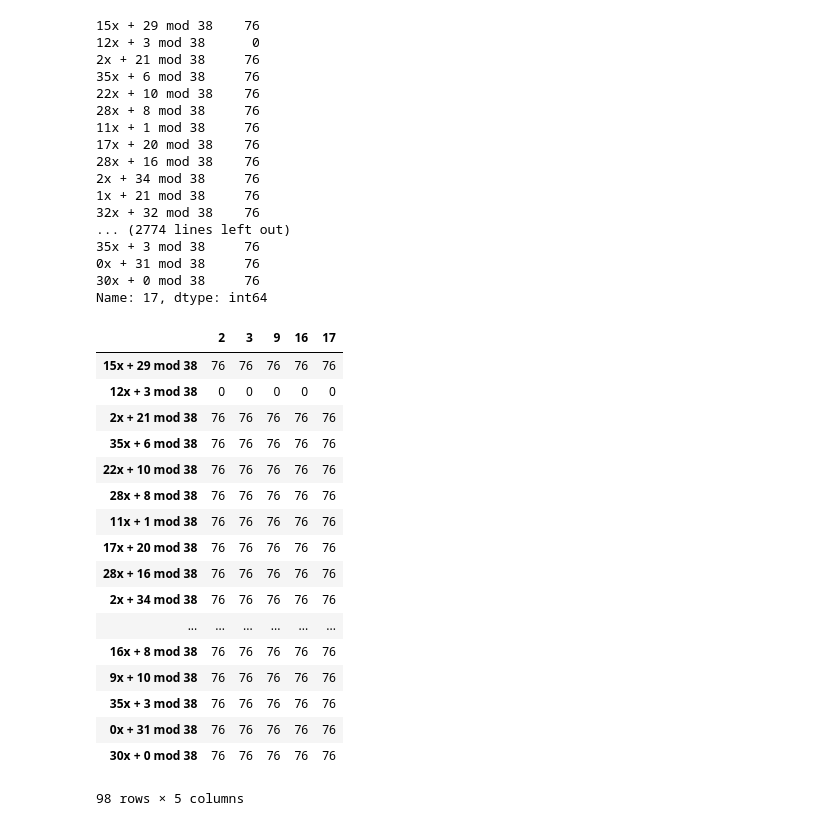
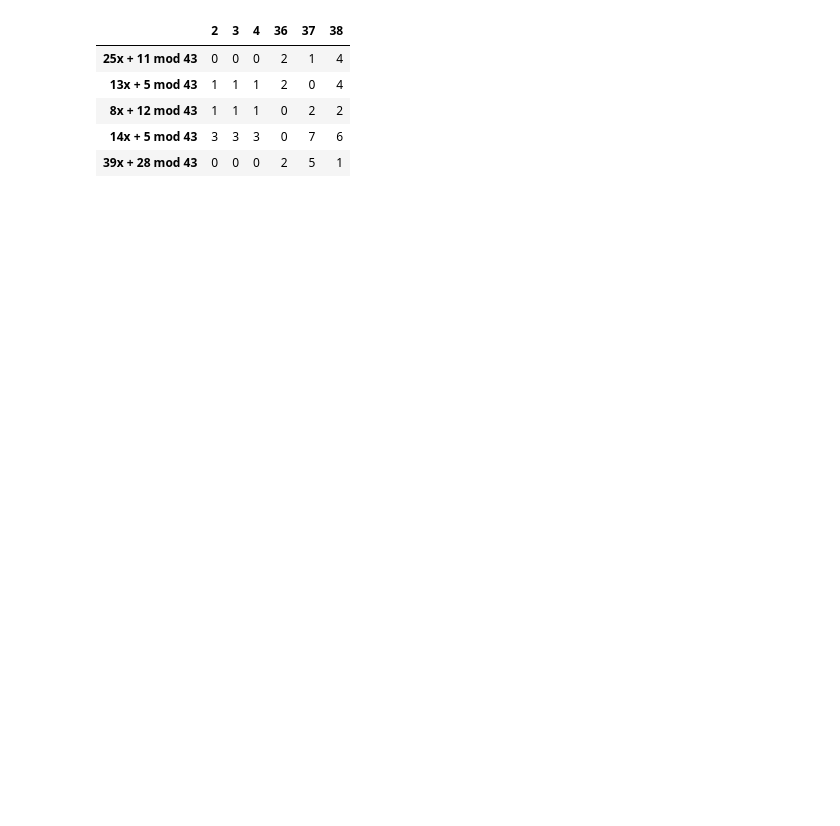
Before and after one commit to s-ramirez/projects, a Jupyter notebook: Data Science/Home Depot/ReadData.ipynb, the cells around one changed output. Saved outputs shown, nothing was run; the diff lists cells and outputs as text; code cells hidden in the pictures; blank space fills up the shorter version.

Commit message:
Finishing Data Science project 1

```diff
--- a/Data Science/Home Depot/ReadData.ipynb
+++ b/Data Science/Home Depot/ReadData.ipynb
@@ -4,6 +4,7 @@ start_time = time.time()
 
 import numpy as np
 import pandas as pd
+import math as mt
 
 from nltk.stem.porter import *
 stemmer = PorterStemmer()
@@ -14,7 +15,7 @@ import random
 random.seed(230)
 
 # load csv data
-df_train = pd.read_csv('./input/train_subset.csv', encoding="ISO-8859-1")
+df_train = pd.read_csv('./input/train_microset.csv', encoding="ISO-8859-1")
 df_test = pd.read_csv('./input/test.csv', encoding="ISO-8859-1")
 df_attributes = pd.read_csv('./input/attributes.csv')
 num_train = df_train.shape[0]   # get the length of df_train
@@ -32,6 +33,10 @@ print(str(num_all) + " rows read from test.csv + train.csv")
 # %%
 # FOR TESTING
-df_all = df_train[0:5]
+df_all = df_train
+#Parameters
+numberBands = 3 #9
+shingleSize = 5
+numberHashFunctions = 5#100
 # %%
 def str_stemmer(s):
     return " ".join([stemmer.stem(word) for word in s.lower().split()])
@@ -39,11 +44,11 @@ def str_stemmer(s):
 def str_common_word(str1, str2):  # this function not used in current example
     return sum(int(str2.find(word)>=0) for word in str1.split())
 # %%
-def shingles(s, k = 5):
+def shingles(s, k = shingleSize):
     return [s[i:i + k] for i in range(len(s) - k + 1)]
 # %%
 # apply str_stemmer to all search terms - converts to lower case
-#df_all['search_term'] = df_all['search_term'].map(lambda x:str_stemmer(x))
+df_all['search_term'] = df_all['search_term'].map(lambda x:str_stemmer(x))
 
 # obtain shingles to all search terms
 df_all['shingles'] = df_all['search_term'].map(shingles)
@@ -157,53 +133,30 @@ sigMatrix
 # %%
+hashFunctionNames = charMatrix.columns.values[countDocuments+1:]
+documentIndices = charMatrix.columns.values[0:countDocuments]
+
 hashFunctions = charMatrix.ix[:,countDocuments+1:]
 documents = charMatrix.ix[:,0:countDocuments]
 
-def compareHashes(hashColumn, docMatch):
-    #print(charMatrix[hashColumn.name][docMatch] < sigMatrix[docMatch][1])
-    if charMatrix[hashColumn.name][docMatch] < sigMatrix[docMatch][1]:
-        sigMatrix[docMatch][1] = charMatrix[hashColumn.name][docMatch]
+#creation of signature matrix
+sigMatrix = pd.DataFrame(2*countShingles,index=hashFunctionNames, columns=documentIndices)
+
+def compareHashes(hashColumn, shingle, docMatch):
+    hashedValue = hashFunctions.ix[shingle,hashColumn.name]
+    signedValue = sigMatrix.ix[hashColumn.name,docMatch]
+    return min(hashedValue, signedValue);
 
 def calculateSignatureMat(docRow, sigMatrix):
     matches = docRow[docRow == 1].index.tolist()
     for match in matches:
-        sigMatrix.apply(compareHashes, args=(match,))
-        print(sigMatrix[match])
+        sigMatrix[match] = hashFunctions.apply(compareHashes, args=(docRow.name, match,))
 
 documents.apply(calculateSignatureMat, args=(sigMatrix,), axis=1)
+
 sigMatrix
 # %% [output]
-15x + 29 mod 38    76
-12x + 3 mod 38      0
-2x + 21 mod 38     76
-35x + 6 mod 38     76
-22x + 10 mod 38    76
-28x + 8 mod 38     76
-11x + 1 mod 38     76
-17x + 20 mod 38    76
-28x + 16 mod 38    76
-2x + 34 mod 38     76
-1x + 21 mod 38     76
-32x + 32 mod 38    76
-... (2774 lines left out)
-35x + 3 mod 38     76
-0x + 31 mod 38     76
-30x + 0 mod 38     76
-Name: 17, dtype: int64
-|  | 2 | 3 | 9 | 16 | 17 |
-| 15x + 29 mod 38 | 76 | 76 | 76 | 76 | 76 |
-| 12x + 3 mod 38 | 0 | 0 | 0 | 0 | 0 |
-| 2x + 21 mod 38 | 76 | 76 | 76 | 76 | 76 |
-| 35x + 6 mod 38 | 76 | 76 | 76 | 76 | 76 |
-| 22x + 10 mod 38 | 76 | 76 | 76 | 76 | 76 |
-| 28x + 8 mod 38 | 76 | 76 | 76 | 76 | 76 |
-| 11x + 1 mod 38 | 76 | 76 | 76 | 76 | 76 |
-| 17x + 20 mod 38 | 76 | 76 | 76 | 76 | 76 |
-| 28x + 16 mod 38 | 76 | 76 | 76 | 76 | 76 |
-| 2x + 34 mod 38 | 76 | 76 | 76 | 76 | 76 |
-| ... | ... | ... | ... | ... | ... |
-| 16x + 8 mod 38 | 76 | 76 | 76 | 76 | 76 |
-| 9x + 10 mod 38 | 76 | 76 | 76 | 76 | 76 |
-| 35x + 3 mod 38 | 76 | 76 | 76 | 76 | 76 |
-| 0x + 31 mod 38 | 76 | 76 | 76 | 76 | 76 |
-| 30x + 0 mod 38 | 76 | 76 | 76 | 76 | 76 |
+|  | 2 | 3 | 4 | 36 | 37 | 38 |
+| 25x + 11 mod 43 | 0 | 0 | 0 | 2 | 1 | 4 |
+| 13x + 5 mod 43 | 1 | 1 | 1 | 2 | 0 | 4 |
+| 8x + 12 mod 43 | 1 | 1 | 1 | 0 | 2 | 2 |
+| 14x + 5 mod 43 | 3 | 3 | 3 | 0 | 7 | 6 |
+| 39x + 28 mod 43 | 0 | 0 | 0 | 2 | 5 | 1 |
-98 rows × 5 columns
```
Also changed, not shown: parts of 14 cells of this notebook.
